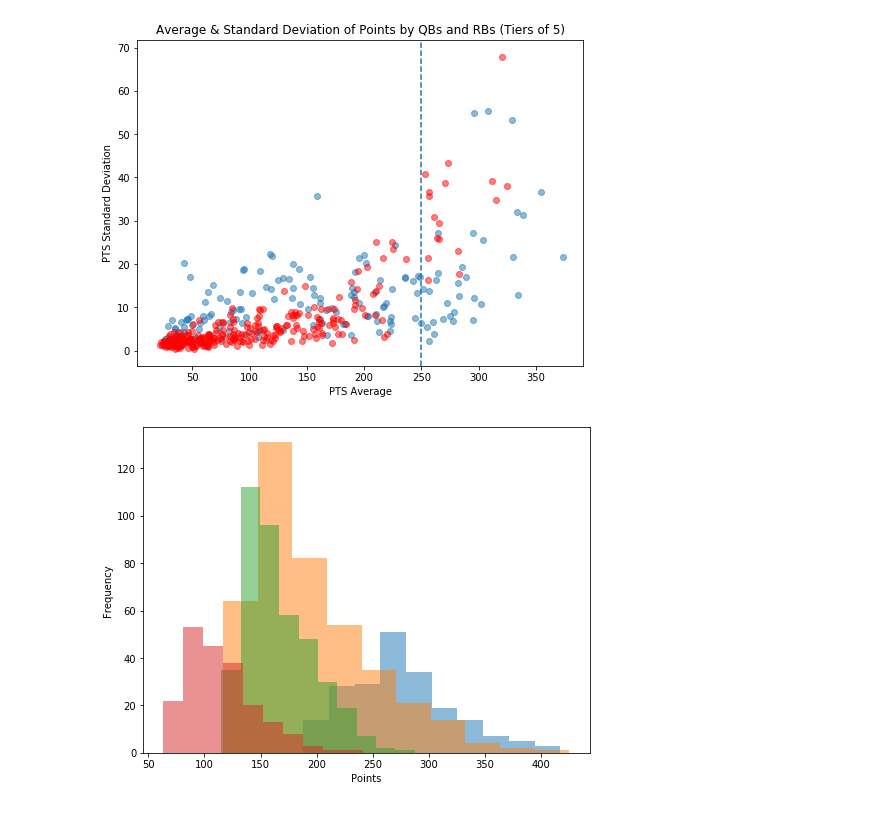
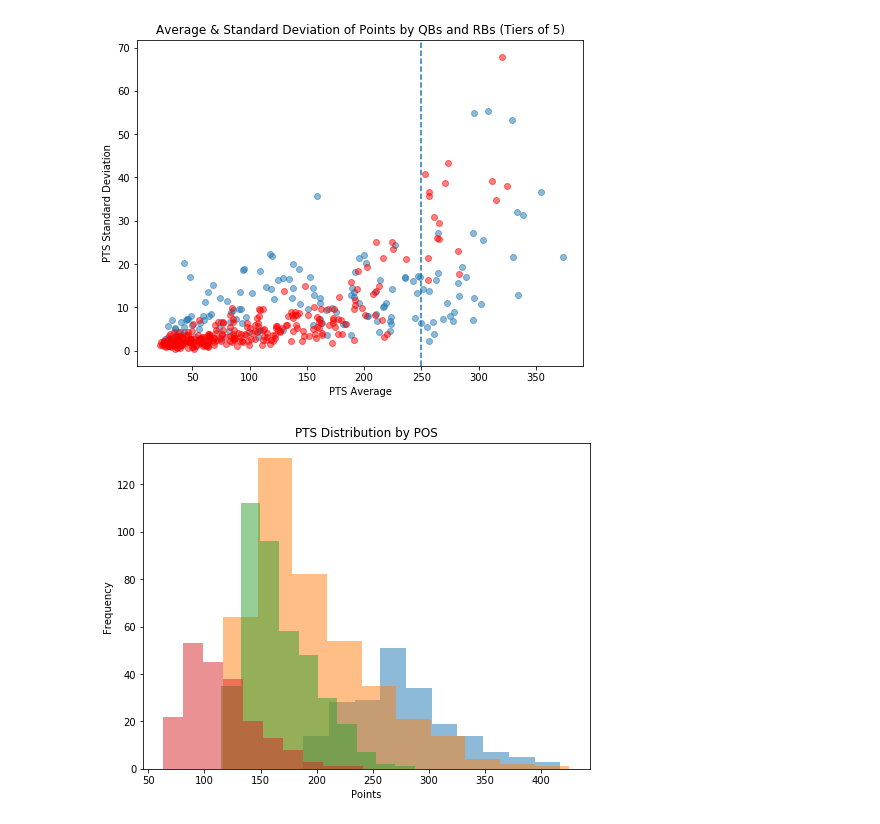
Before and after one commit to jlwalsh13/Capstone_1, a Jupyter notebook: fantasy_project.ipynb, the cells around one changed output. Drawn from its saved outputs; the diff is of its cells as text; code cells hidden in the pictures.

```diff
--- a/fantasy_project.ipynb
+++ b/fantasy_project.ipynb
@@ -7,9 +7,9 @@ import seaborn as sns
 list1 =[]
 
 for year in range(2002, 2019):
-    X = pd.read_csv('FF offense '+str(year)+'.csv')
-    X['YEAR'] = year
-    list1.append(X)
+    data = pd.read_csv('FF offense '+str(year)+'.csv')
+    data['YEAR'] = year
+    list1.append(data)
 
 list1.reverse()
 ALL = pd.concat(list1)
@@ -207,13 +238,14 @@ plt.show()
 # %%
 plt.figure(figsize=(8,6))
 plt.hist(TOP[TOP.POS == 'QB'].PTS, alpha=.5)
 plt.hist(TOP[TOP.POS == 'RB'].PTS, alpha=.5)
 plt.hist(TOP[TOP.POS == 'WR'].PTS, alpha=.5)
 plt.hist(TOP[TOP.POS == 'TE'].PTS, alpha=.5)
 plt.xlabel('Points')
 plt.ylabel('Frequency')
+plt.title('PTS Distribution by POS')
 plt.show()
 # %% [output]
-[figure, old version]
+[figure, new version]
 # %%
 percentiles = [95, 75, 50, 25, 5]
```
Also changed, not shown: parts of 6 cells of this notebook.
